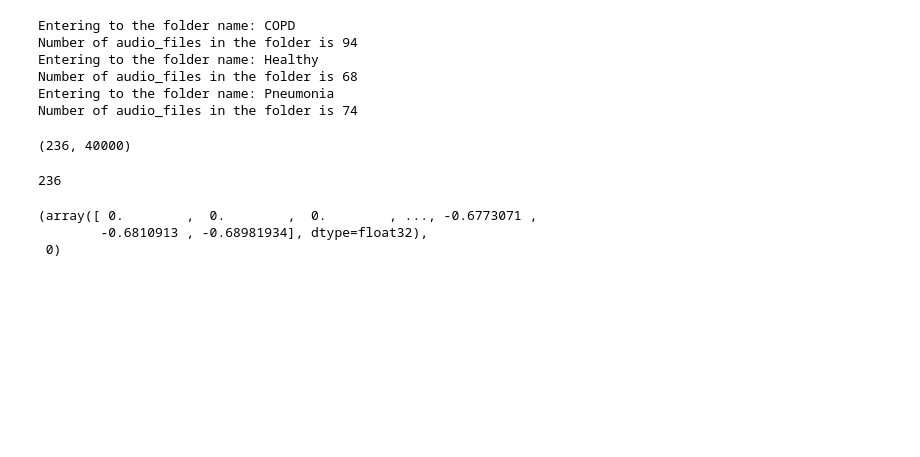
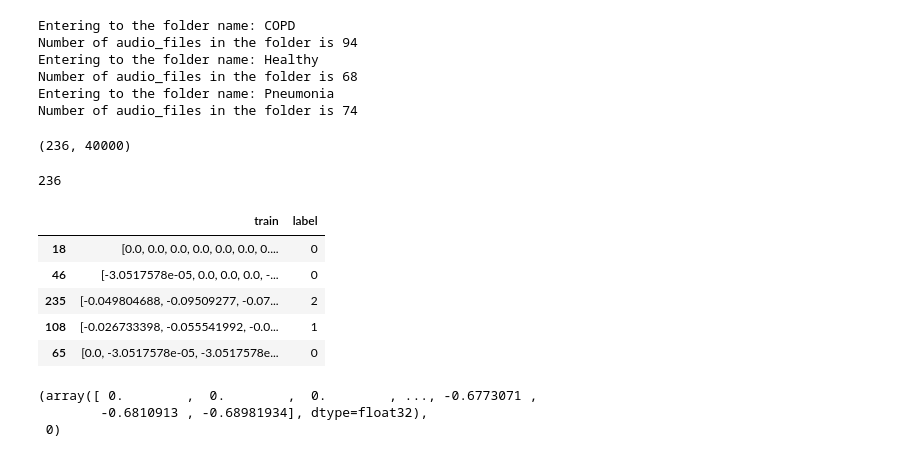
Before and after one commit to Harikrishh123/Audio_processing, a Jupyter notebook: project.ipynb, the cells around one changed output. Cells and saved outputs as stored; diff of their text form; code cells hidden in the pictures; blank space fills up the shorter version.

```diff
--- a/project.ipynb
+++ b/project.ipynb
@@ -63,13 +63,21 @@ train1.shape
 # %%
 data = pd.DataFrame({
     "train" : list(train),
     "label" : labels
 })
 #data.drop(['train'] ,axis=1,inplace=True)
+print(len(data))
 data = data.sample(frac=1 , random_state=236)
 len(data)
+data.head()
 # %% [output]
 236
+|  | train | label |
+| 18 | [0.0, 0.0, 0.0, 0.0, 0.0, 0.0, 0.... | 0 |
+| 46 | [-3.0517578e-05, 0.0, 0.0, 0.0, -... | 0 |
+| 235 | [-0.049804688, -0.09509277, -0.07... | 2 |
+| 108 | [-0.026733398, -0.055541992, -0.0... | 1 |
+| 65 | [0.0, -3.0517578e-05, -3.0517578e... | 0 |
 # %%
 train = np.array(data["train"])
 labels = np.array(data["label"])
```
Also changed, not shown: parts of 40 cells of this notebook, 12 other files.
